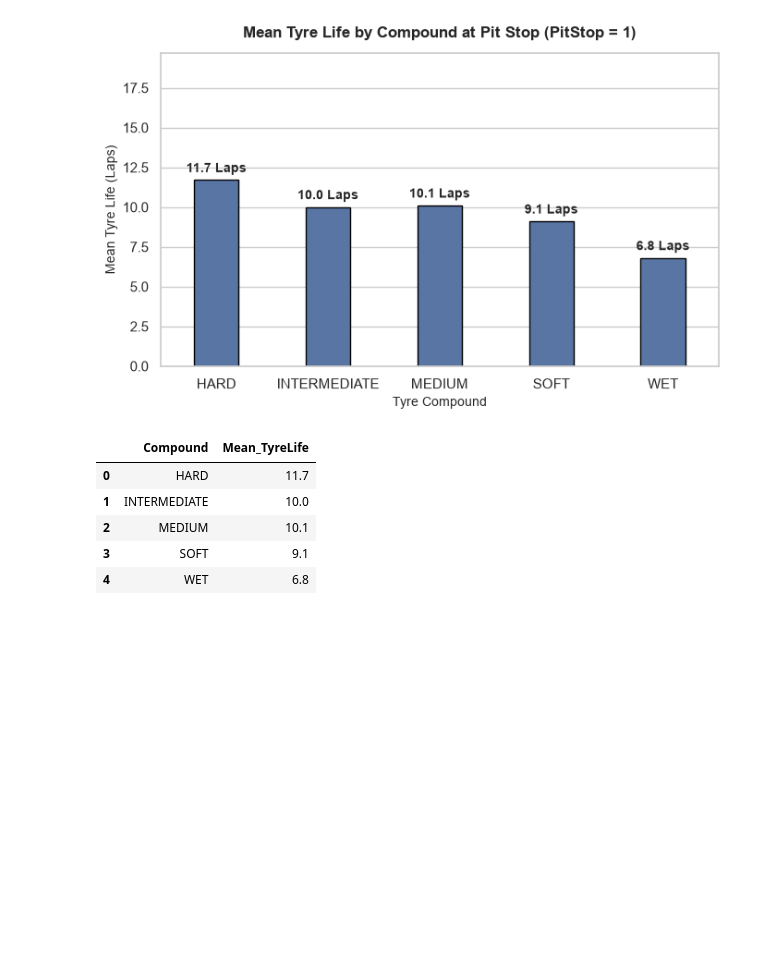
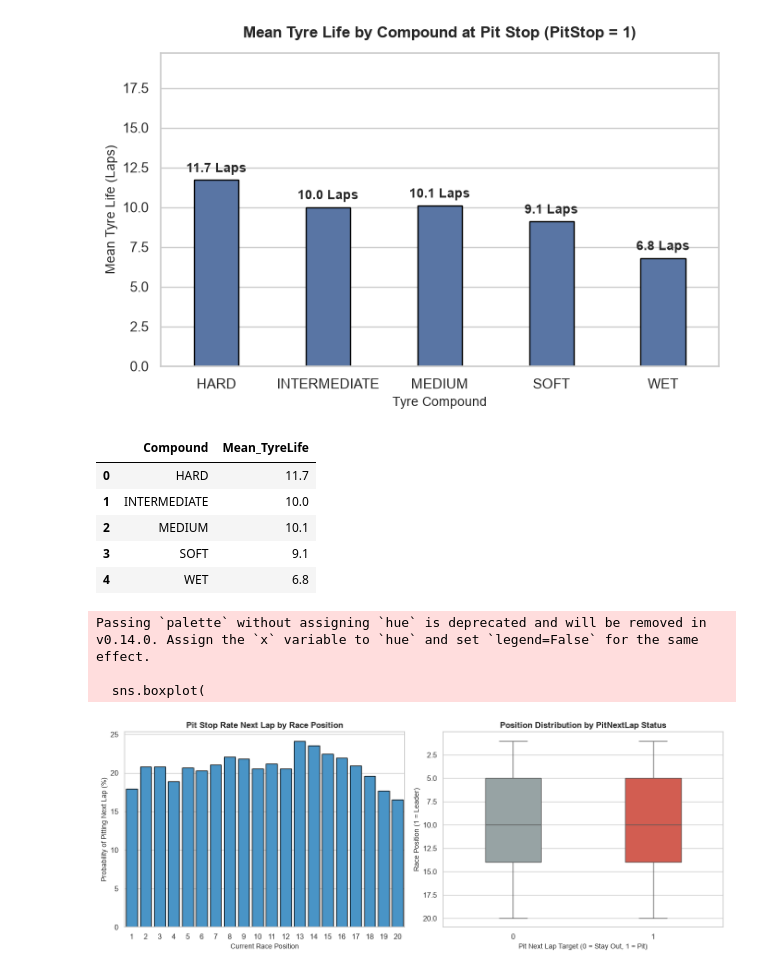
Before and after one commit to DarshakJ/F1_Pit_prediction, a Jupyter notebook: EDA/eda_only_v1.ipynb, the cells around one changed output. Saved outputs shown, nothing was run; the diff lists cells and outputs as text; code cells hidden in the pictures; blank space fills up the shorter version.

```diff
--- a/EDA/eda_only_v1.ipynb
+++ b/EDA/eda_only_v1.ipynb
@@ -1656,3 +1656,69 @@ plot_mean_tyrelife_by_compound(df_train_merged)
 | 2 | MEDIUM | 10.1 |
 | 3 | SOFT | 9.1 |
 | 4 | WET | 6.8 |
+# %%
+
+
+def plot_pit_next_lap_vs_position(df: pd.DataFrame, save_path: str = None) -> None:
+    """
+    Generates a dual-plot visualization comparing PitNextLap (target flag) and Race Position:
+    1. Pit Stop Frequency/Percentage by Race Position
+    2. Position Distribution for PitNextLap == 0 vs PitNextLap == 1
+    """
+    df_processed = df.copy()
+
+    # Create PitNextLap column if missing: PitNextLap = PitStop shifted by -1
+    if 'PitNextLap' not in df_processed.columns and 'PitStop' in df_processed.columns:
+        df_processed['PitNextLap'] = df_processed.groupby(['Year', 'Race', 'Driver'])['PitStop'].shift(-1)
+
+    # Drop NaNs resulting from shift
+    plot_data = df_processed.dropna(subset=['PitNextLap', 'Position']).copy()
+    plot_data['PitNextLap'] = plot_data['PitNextLap'].astype(int)
+
+    # Calculate proportion of pitting next lap per position
+    pos_summary = plot_data.groupby('Position')['PitNextLap'].mean().reset_index()
+    pos_summary['PitNextLap_Pct'] = pos_summary['PitNextLap'] * 100
+
+    # Plot Setup
+    sns.set_theme(style="whitegrid")
+    fig, axes = plt.subplots(1, 2, figsize=(13, 5))
+
+    # 1. Bar chart: Pit Stop Probability by Race Position
+    sns.barplot(
+        data=pos_summary,
+        x='Position',
+        y='PitNextLap_Pct',
+        color='#3498DB',
+        ax=axes[0],
+        edgecolor='black'
+    )
+    axes[0].set_title('Pit Stop Rate Next Lap by Race Position', fontweight='bold', fontsize=12)
+    axes[0].set_xlabel('Current Race Position', fontsize=10)
+    axes[0].set_ylabel('Probability of Pitting Next Lap (%)', fontsize=10)
+
+    # 2. Boxplot: Position Distribution relative to PitNextLap Status
+    sns.boxplot(
+        data=plot_data,
+        x='PitNextLap',
+        y='Position',
+        palette=['#95A5A6', '#E74C3C'],
+        ax=axes[1],
+        width=0.4
+    )
+    axes[1].set_title('Position Distribution by PitNextLap Status', fontweight='bold', fontsize=12)
+    axes[1].set_xlabel('Pit Next Lap Target (0 = Stay Out, 1 = Pit)', fontsize=10)
+    axes[1].set_ylabel('Race Position (1 = Leader)', fontsize=10)
+    axes[1].invert_yaxis()  # Invert so position 1 is at top
+
+    plt.tight_layout()
+
+    if save_path:
+        plt.savefig(save_path, dpi=300)
+    plt.show()
+
+plot_pit_next_lap_vs_position(df_train_merged_fe)
+# %% [output]
+Passing `palette` without assigning `hue` is deprecated and will be removed in v0.14.0. Assign the `x` variable to `hue` and set `legend=False` for the same effect.
+
+  sns.boxplot(
+[figure, added]
```
Also changed, not shown: parts of 3 cells of this notebook.
